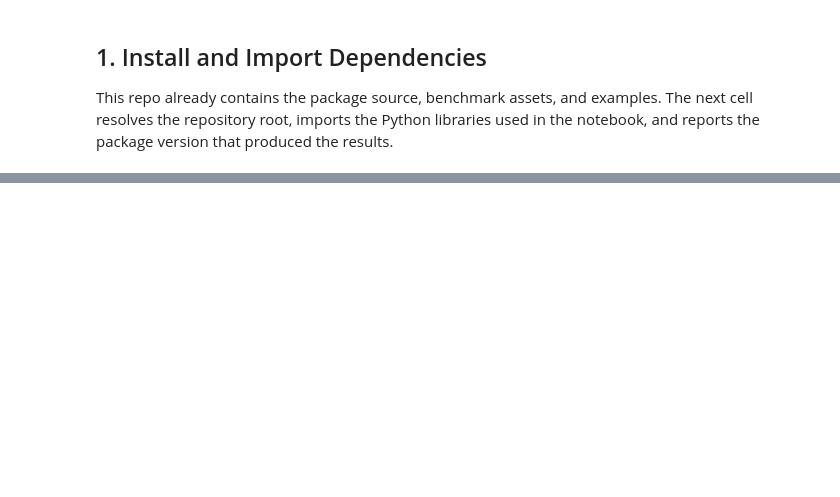
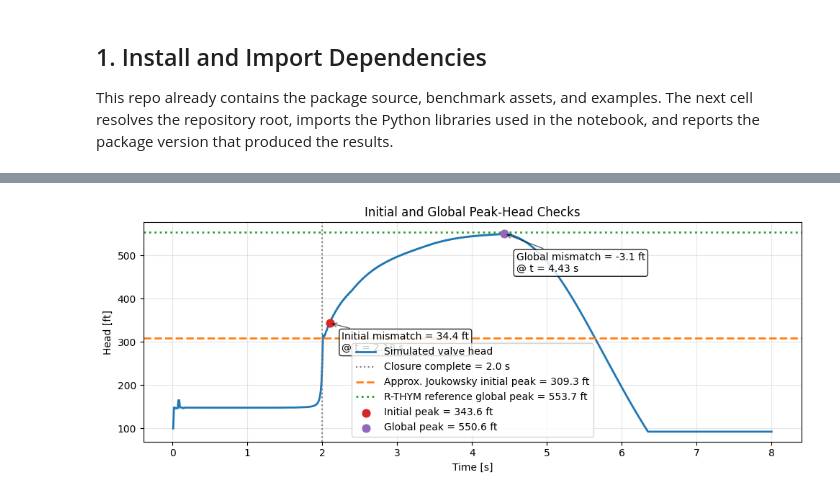
Before and after one commit to jlillywh/RTHYM-MOC, a Jupyter notebook: examples/quickstart_notebook.ipynb, the cells around one changed output, grey strips where cells are left out. Saved outputs shown, nothing was run; the diff lists cells and outputs as text; code cells hidden in the pictures; blank space fills up the shorter version.

```diff
--- a/examples/quickstart_notebook.ipynb
+++ b/examples/quickstart_notebook.ipynb
@@ -113,0 +292,33 @@ print(f"Simulated peak head: {baseline_head.max():.3f} ft")
+# %%
+fig, ax = plt.subplots(figsize=(10, 4.0))
+ax.plot(baseline_time, baseline_head, color="tab:blue", linewidth=2.0, label="Simulated valve head")
+ax.axvline(closure_time, color="0.5", linestyle=":", linewidth=1.5, label=f"Closure complete = {closure_time:.1f} s")
+ax.axhline(expected_peak_head, color="tab:orange", linestyle="--", linewidth=2.0, label=f"Approx. Joukowsky initial peak = {expected_peak_head:.1f} ft")
+ax.axhline(reference_global_peak_head, color="tab:green", linestyle=":", linewidth=2.0, label=f"R-THYM reference global peak = {reference_global_peak_head:.1f} ft")
+ax.scatter([initial_peak_time], [initial_peak_head], color="tab:red", s=60, zorder=3, label=f"Initial peak = {initial_peak_head:.1f} ft")
+ax.scatter([global_peak_time], [global_peak_head], color="tab:purple", s=60, zorder=3, label=f"Global peak = {global_peak_head:.1f} ft")
+ax.annotate(
+    f"Initial mismatch = {joukowsky_head_gap:.1f} ft\n@ t = {initial_peak_time:.2f} s",
+    xy=(initial_peak_time, initial_peak_head),
+    xytext=(12, -28),
+    textcoords="offset points",
+    bbox={"boxstyle": "round,pad=0.25", "fc": "white", "alpha": 0.85},
+    arrowprops={"arrowstyle": "->", "alpha": 0.6},
+)
+ax.annotate(
+    f"Global mismatch = {global_peak_reference_gap:.1f} ft\n@ t = {global_peak_time:.2f} s",
+    xy=(global_peak_time, global_peak_head),
+    xytext=(12, -38),
+    textcoords="offset points",
+    bbox={"boxstyle": "round,pad=0.25", "fc": "white", "alpha": 0.85},
+    arrowprops={"arrowstyle": "->", "alpha": 0.6},
+)
+ax.set_title("Initial and Global Peak-Head Checks")
+ax.set_xlabel("Time [s]")
+ax.set_ylabel("Head [ft]")
+ax.grid(True, alpha=0.3)
+ax.legend()
+plt.tight_layout()
+plt.show()
+# %% [output]
+[figure, added]
```
Also changed, not shown: parts of 31 cells of this notebook, 3 other files.
